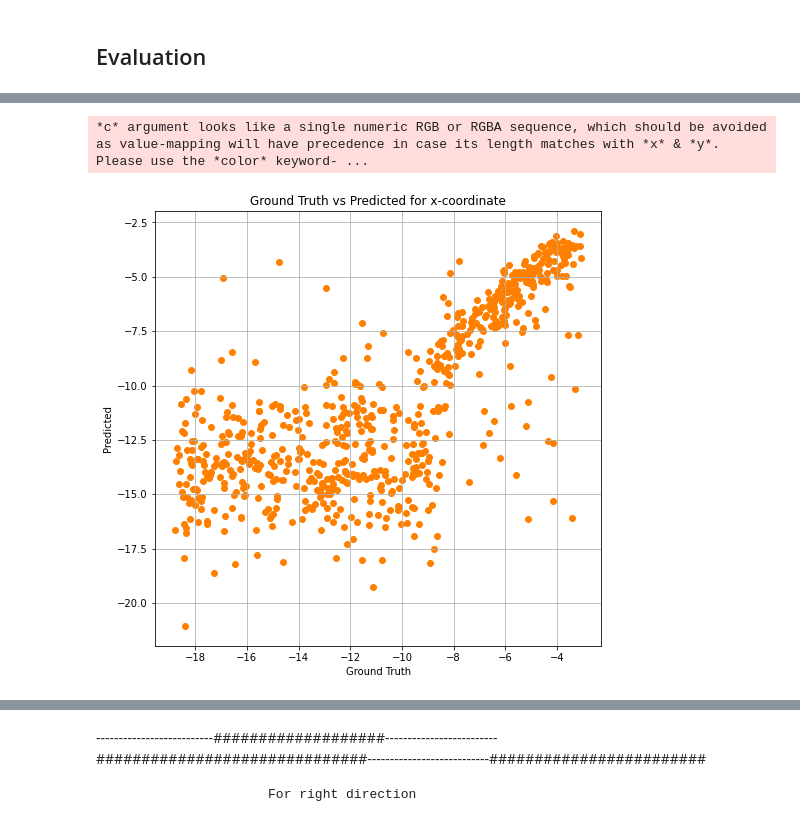
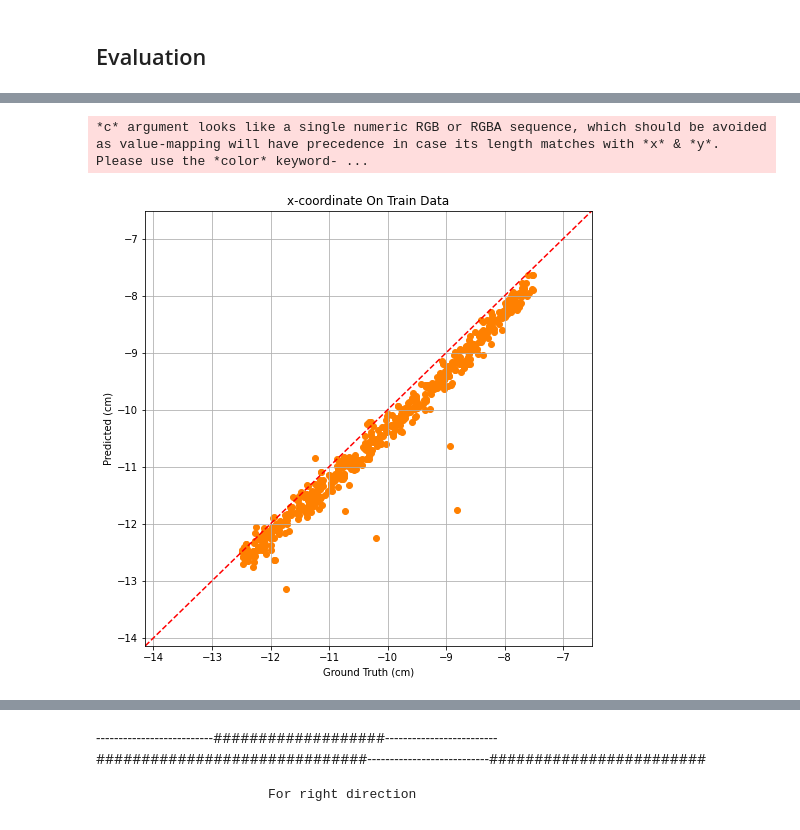
Before and after one commit to suzie13/Whisker-Robot-Project, a Jupyter notebook: ML_algos/CNN_regression_coordinates.ipynb, the cells around one changed output, grey strips where cells are left out. Saved outputs shown, nothing was run; the diff lists cells and outputs as text; code cells hidden in the pictures.

```diff
--- a/ML_algos/CNN.ipynb
+++ b/ML_algos/CNN_regression_coordinates.ipynb
@@ -226,8 +209,8 @@ Y_test_right = [item[1] for item in test_data_right]
 X_test1_right = np.array(X_test_right)
 X_train1_right = np.array(X_train_right)
 # %%
-# X_test1_left = X_test1_left.astype('float32')
-# X_train1_left = X_train1_left.astype('float32')
+X_test1_left = X_test1_left.astype('float32')
+X_train1_left = X_train1_left.astype('float32')
 
 X_test1_right = X_test1_right.astype('float32')
 X_train1_right = X_train1_right.astype('float32')
@@ -236,10 +219,10 @@ X_train1_right = X_train1_right.astype('float32')
 X_test1_right /= 255
 # %%
-# X_train1_left /= 255
+X_train1_left /= 255
 X_train1_right /= 255
 # %%
-# Y_train_left = np.array(Y_train_left)
-# Y_test_left = np.array(Y_test_left)
+Y_train_left = np.array(Y_train_left)
+Y_test_left = np.array(Y_test_left)
 
 Y_train_right = np.array(Y_train_right)
 Y_test_right = np.array(Y_test_right)
@@ -345,7 +332,7 @@ model_left.compile(optimizer=optimizer, loss='mean_squared_error')
 
 
 # Define the checkpoint path and directory
-checkpoint_path_left = "checkpoints_left/weights_epoch_{epoch:04d}.ckpt"
+checkpoint_path_left = "checkpoints_left_Anotherway_non_sus_data/weights_epoch_{epoch:04d}.ckpt"
 checkpoint_dir_left = os.path.dirname(checkpoint_path_left)
 
 # Check if a checkpoint file exists, if yes, load the weights
@@ -992,20 +888,34 @@ plt.show()
 # %%
-predicted_values = model_left.predict(X_test1_left)
+darker_orange = (1.0, 0.5, 0.0)
+predicted_values_ontrain = model_left.predict(X_train1_left)
 
 #For x-coordinate
-predicted_first_output = predicted_values[:, 0]
-ground_truth_first_output = Y_test_left[:, 0]
+predicted_ontrain_forx = predicted_values_ontrain[:, 0]
+ground_truth_ontrain_forx = Y_train_left[:, 0]
 
-darker_orange = (1.0, 0.5, 0.0)
+
+axis_limits = [
+    (min(min(ground_truth_ontrain_forx), min(predicted_ontrain_forx)) - 1),
+    (max(max(ground_truth_ontrain_forx), max(predicted_ontrain_forx)) + 1)
+]
+
 
 # Plotting
 plt.figure(figsize=(8, 8))
-plt.scatter(ground_truth_first_output, predicted_first_output, c=darker_orange, marker='o')
-plt.xlabel('Ground Truth')
-plt.ylabel('Predicted')
-plt.title('x-coordinate on test data')
+plt.scatter(ground_truth_ontrain_forx, predicted_ontrain_forx, c=darker_orange, marker='o')
+plt.xlabel('Ground Truth (cm)')
+plt.ylabel('Predicted (cm)')
+plt.title('x-coordinate On Train Data')
 plt.grid(True)
+
+# Set common axis limits for both x and y axes
+plt.xlim(axis_limits)
+plt.ylim(axis_limits)
+
+# Add a diagonal line from the origin
+plt.plot(axis_limits, axis_limits, color='red', linestyle='--')
+
 plt.show()
 # %% [output]
 *c* argument looks like a single numeric RGB or RGBA sequence, which should be avoided as value-mapping will have precedence in case its length matches with *x* & *y*.  Please use the *color* keyword- ...
-[figure, old version]
+[figure, new version]
```
Also changed, not shown: parts of 50 cells of this notebook.
